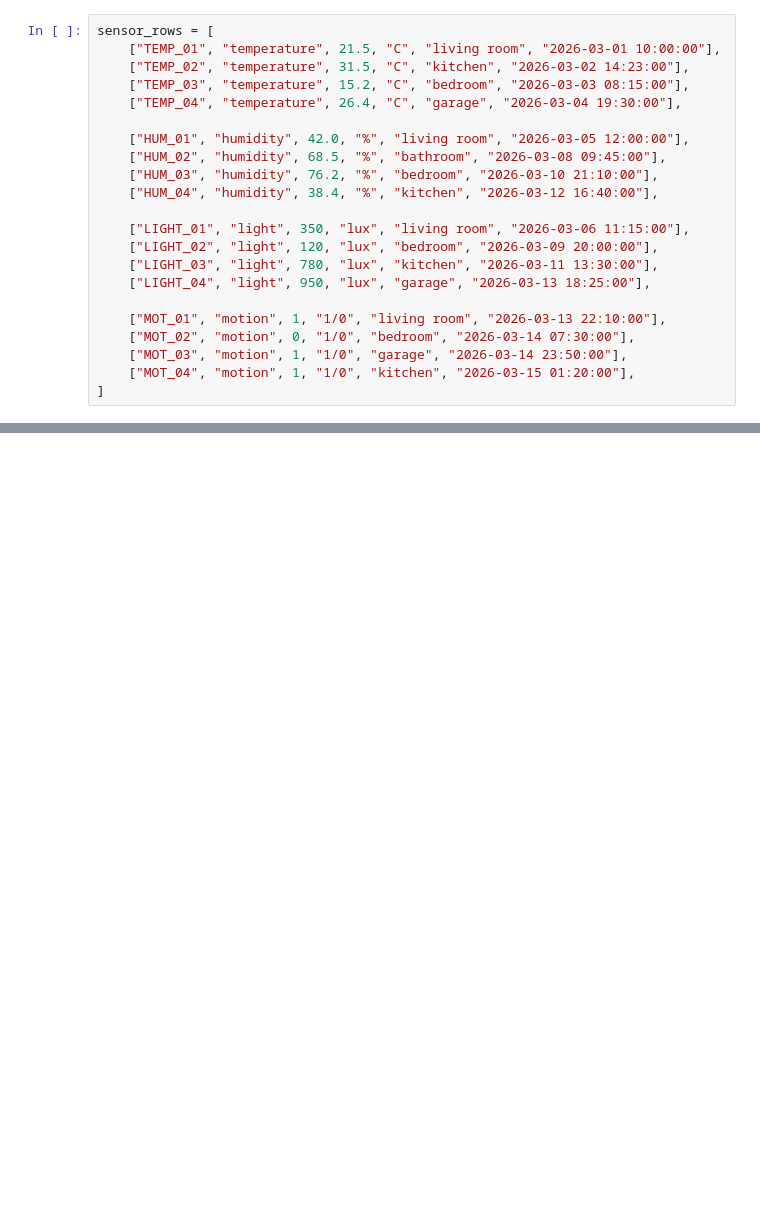
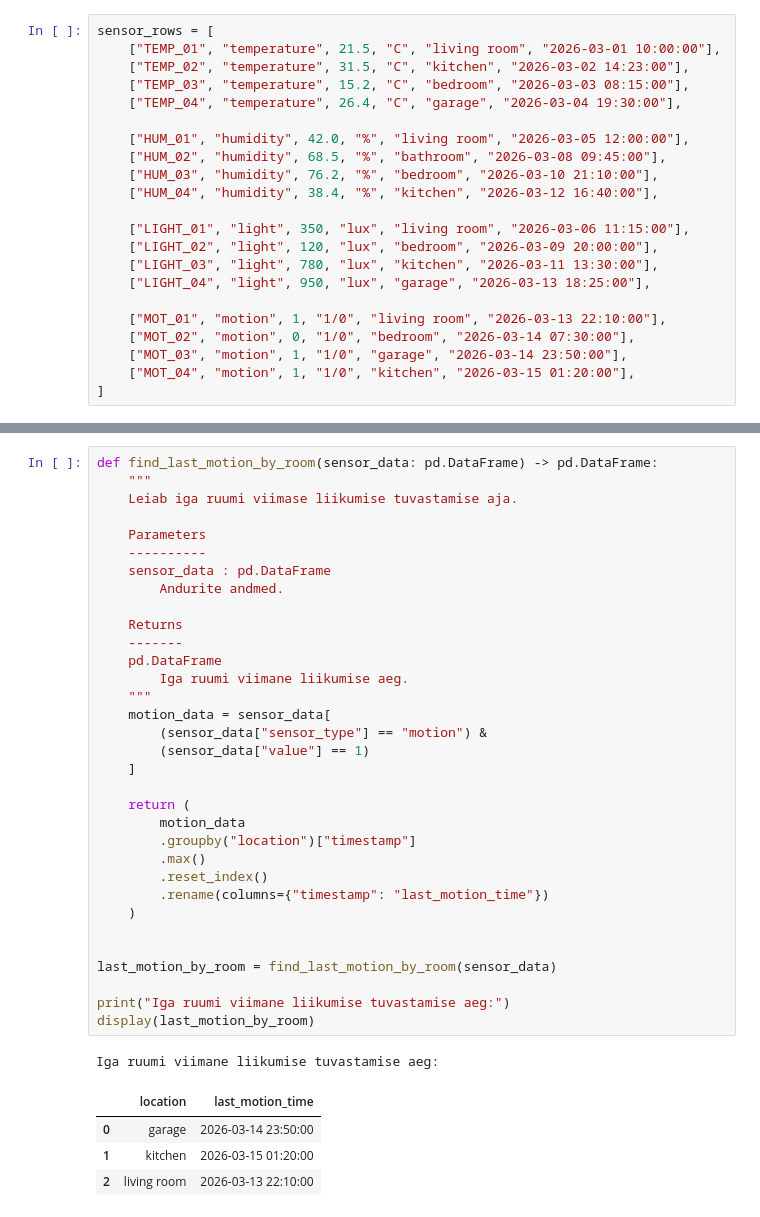
Before and after one commit to gloofys/programmeerimisealusedpython, a Jupyter notebook: programmeerimine/Task5_Brosman.ipynb, the cells around one changed output, grey strips where cells are left out. Drawn from its saved outputs; the diff is of its cells as text; blank space fills up the shorter version.

```diff
--- a/programmeerimine/Task5_Brosman.ipynb
+++ b/programmeerimine/Task5_Brosman.ipynb
@@ -1008,0 +1374,39 @@ sensor_rows = [
+# %%
+def find_last_motion_by_room(sensor_data: pd.DataFrame) -> pd.DataFrame:
+    """
+    Leiab iga ruumi viimase liikumise tuvastamise aja.
+
+    Parameters
+    ----------
+    sensor_data : pd.DataFrame
+        Andurite andmed.
+
+    Returns
+    -------
+    pd.DataFrame
+        Iga ruumi viimane liikumise aeg.
+    """
+    motion_data = sensor_data[
+        (sensor_data["sensor_type"] == "motion") &
+        (sensor_data["value"] == 1)
+    ]
+
+    return (
+        motion_data
+        .groupby("location")["timestamp"]
+        .max()
+        .reset_index()
+        .rename(columns={"timestamp": "last_motion_time"})
+    )
+
+
+last_motion_by_room = find_last_motion_by_room(sensor_data)
+
+print("Iga ruumi viimane liikumise tuvastamise aeg:")
+display(last_motion_by_room)
+# %% [output]
+Iga ruumi viimane liikumise tuvastamise aeg:
+|  | location | last_motion_time |
+| 0 | garage | 2026-03-14 23:50:00 |
+| 1 | kitchen | 2026-03-15 01:20:00 |
+| 2 | living room | 2026-03-13 22:10:00 |
```
Also changed, not shown: parts of 34 cells of this notebook, 4 other files.
